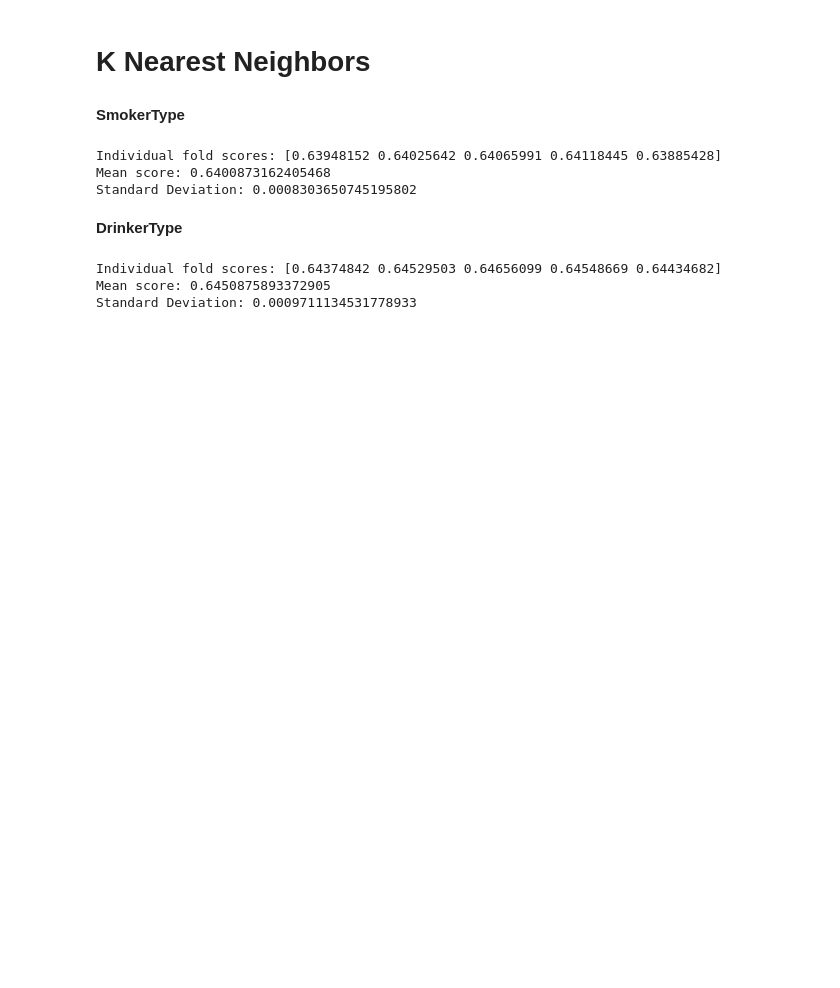
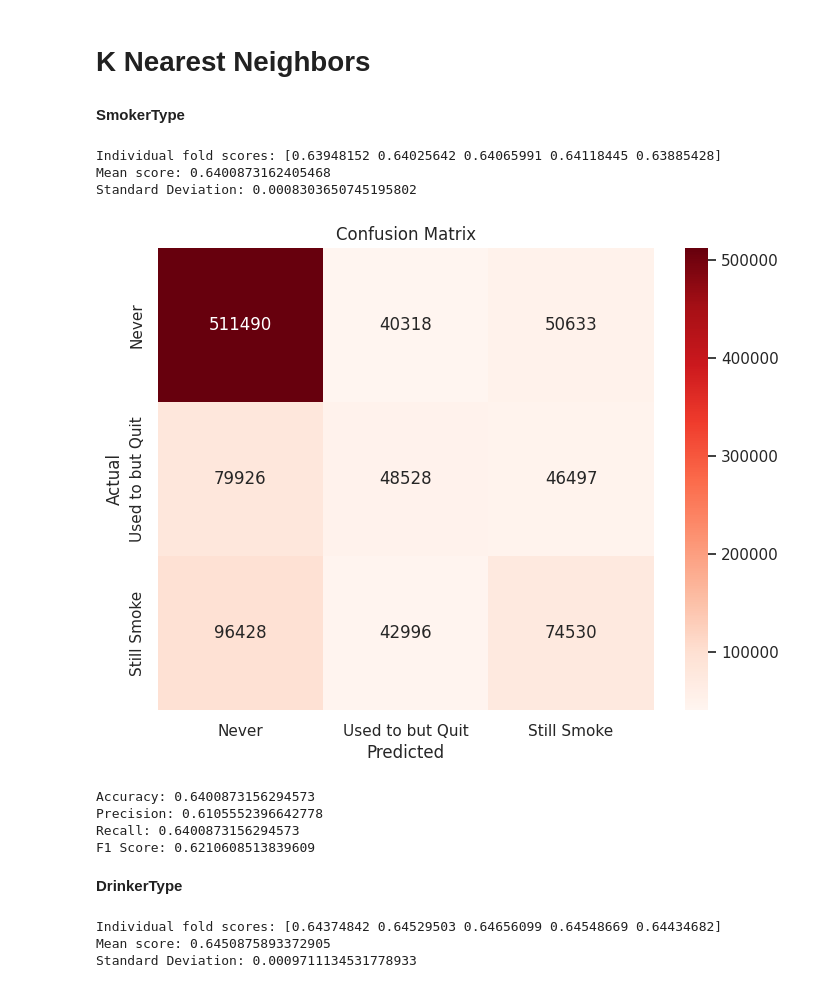
Before and after one commit to rhshovon102/DataMining-MachineLearning, a Jupyter notebook: Classifying_Different_Types_of_Smoker_and_Drinker_by_Analyzing_Body_Signal_Using_Machine_Learning.ipynb, the cells around one changed output. Cells and saved outputs as stored; diff of their text form; code cells hidden in the pictures; blank space fills up the shorter version.

```diff
--- a/Classifying_Different_Types_of_Smoker_and_Drinker_by_Analyzing_Body_Signal_Using_Machine_Learning.ipynb
+++ b/Classifying_Different_Types_of_Smoker_and_Drinker_by_Analyzing_Body_Signal_Using_Machine_Learning.ipynb
@@ -234,24 +288,51 @@ Standard Deviation: 0.0006257260531423136
 **SmokerType**
 # %%
 from sklearn.model_selection import cross_val_score
+from sklearn.model_selection import cross_val_predict
+from sklearn.metrics import accuracy_score, precision_score, recall_score, f1_score
 from sklearn.neighbors import KNeighborsClassifier
+from sklearn.metrics import confusion_matrix
 
 x = principal_components
 y = df.SMK_stat_type_cd
 
 knn = KNeighborsClassifier(n_neighbors=3)
 
 scores = cross_val_score(knn, x, y, cv=5)
 print("Individual fold scores:", scores)
 
 mean_score = scores.mean()
 std_deviation = scores.std()
 print("Mean score:", mean_score)
 print("Standard Deviation:", std_deviation)
+
+
+predicted_labels = cross_val_predict(knn, x, y, cv=5)
+conf_matrix = confusion_matrix(y, predicted_labels)
+plt.figure(figsize=(8, 6))
+srn.heatmap(conf_matrix, annot=True, fmt='d', cmap='Reds', xticklabels=['Never', 'Used to but Quit', 'Still Smoke'], yticklabels=['Never', 'Used to but Quit', 'Still Smoke'])
+plt.xlabel('Predicted')
+plt.ylabel('Actual')
+plt.title('Confusion Matrix')
+plt.show()
+
+accuracy = accuracy_score(y, predicted_labels)
+precision = precision_score(y, predicted_labels, average='weighted')
+recall = recall_score(y, predicted_labels, average='weighted')
+f1 = f1_score(y, predicted_labels, average='weighted')
+print("Accuracy:", accuracy)
+print("Precision:", precision)
+print("Recall:", recall)
+print("F1 Score:", f1)
 # %% [output]
 Individual fold scores: [0.63948152 0.64025642 0.64065991 0.64118445 0.63885428]
 Mean score: 0.6400873162405468
 Standard Deviation: 0.0008303650745195802
+[figure, added]
+Accuracy: 0.6400873156294573
+Precision: 0.6105552396642778
+Recall: 0.6400873156294573
+F1 Score: 0.6210608513839609
 # %% [markdown]
 **DrinkerType**
 # %%
```
Also changed, not shown: parts of 13 cells of this notebook.
